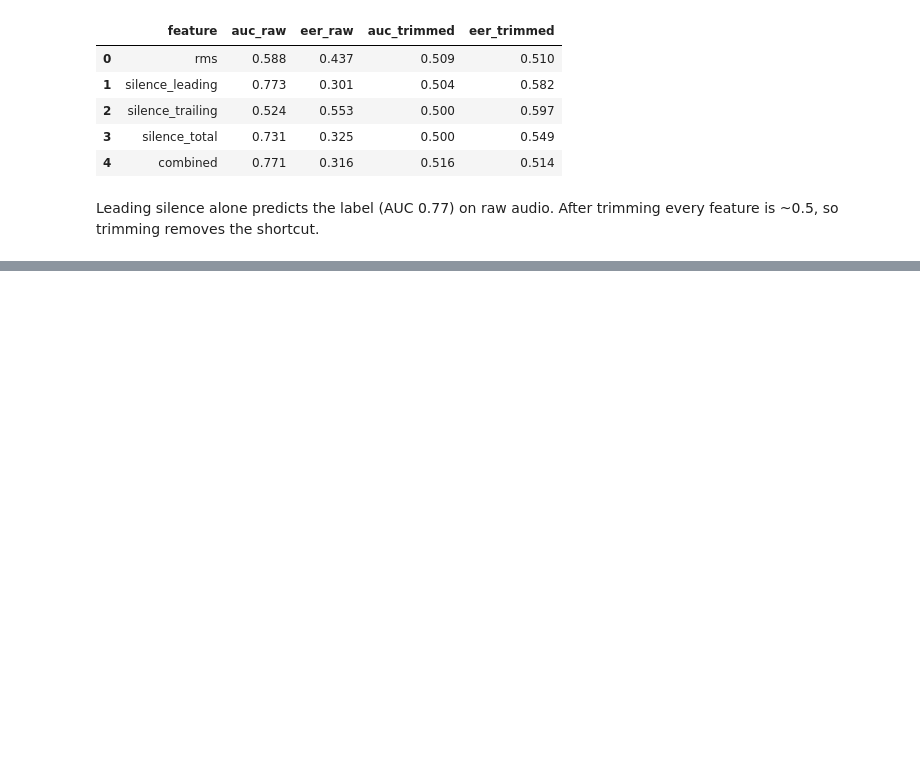
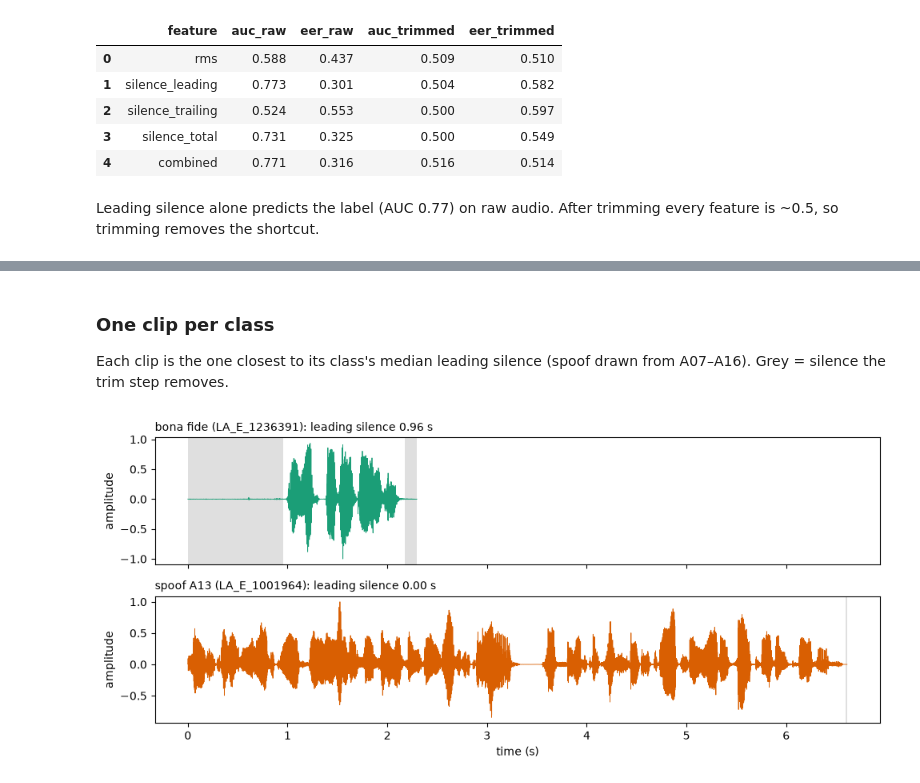
Before and after one commit to Qwenty228/GC2-EchoJEV, a Jupyter notebook: SystemCode/notebooks/02_asvspoof2019_audit.ipynb, the cells around one changed output, grey strips where cells are left out. Cells and saved outputs as stored; diff of their text form; code cells hidden in the pictures; blank space fills up the shorter version.

```diff
--- a/SystemCode/notebooks/02_asvspoof2019_audit.ipynb
+++ b/SystemCode/notebooks/02_asvspoof2019_audit.ipynb
@@ -64,0 +72,24 @@ Leading silence alone predicts the label (AUC 0.77) on raw audio. After trimming
+# %%
+import matplotlib.pyplot as plt
+import numpy as np
+from scipy.stats import spearmanr
+from sklearn.metrics import roc_curve
+from audio_df.helpers.audio import load_audio
+from audio_df.helpers.metrics import compute_eer, roc_auc
+from audio_df.helpers.research.visualization import CLASS_COLORS
+from audio_df.helpers.signal import silence_ratio
+
+SR = 16000
+
+def edge_silence(df):  # leading/trailing silence in seconds, same 30 dB framing as the trim step
+    rows = []
+    for path in df.path:
+        x = load_audio(path, SR)
+        r, dur = silence_ratio(x), len(x) / SR
+        rows.append((r["leading"] * dur, r["trailing"] * dur))
+    return df.assign(lead_s=[a for a, _ in rows], trail_s=[b for _, b in rows])
+
+ev = edge_silence(load_manifest("../data/manifests/eval_clean10k.csv", ".."))
+itw = edge_silence(stratified_subset(load_manifest("../data/manifests/itw.csv", ".."), 5000))
+pd.concat({"eval": ev, "itw": itw}).groupby(level=0).apply(
+    lambda d: d.groupby("label")[["lead_s", "trail_s"]].median()).round(2)
@@ -64,0 +103,25 @@ Leading silence alone predicts the label (AUC 0.77) on raw audio. After trimming
+# %% [markdown]
+### One clip per class
+Each clip is the one closest to its class's median leading silence (spoof drawn from A07–A16). Grey = silence
+the trim step removes.
+# %%
+def typical(df):
+    return df.loc[(df.lead_s - df.lead_s.median()).abs().idxmin()]
+
+examples = [typical(ev[ev.label == "bonafide"]),
+            typical(ev[ev.attack_id.isin([f"A{i}" for i in range(7, 17)])])]
+
+fig, axes = plt.subplots(2, 1, figsize=(10, 4.5), sharex=True)
+for ax, row in zip(axes, examples):
+    x = load_audio(row.path, SR)
+    t = np.arange(len(x)) / SR
+    ax.plot(t, x, color=CLASS_COLORS[row.label], linewidth=0.6)
+    ax.axvspan(0, row.lead_s, color="grey", alpha=0.25, linewidth=0)
+    ax.axvspan(t[-1] - row.trail_s, t[-1], color="grey", alpha=0.25, linewidth=0)
+    name = "bona fide" if row.label == "bonafide" else f"spoof {row.attack_id}"
+    ax.set_title(f"{name} ({row.utt_id}): leading silence {row.lead_s:.2f} s", loc="left", fontsize=10)
+    ax.set_ylabel("amplitude")
+axes[-1].set_xlabel("time (s)")
+fig.tight_layout()
+# %% [output]
+[figure, added]
```
Also changed, not shown: parts of 14 cells of this notebook.
